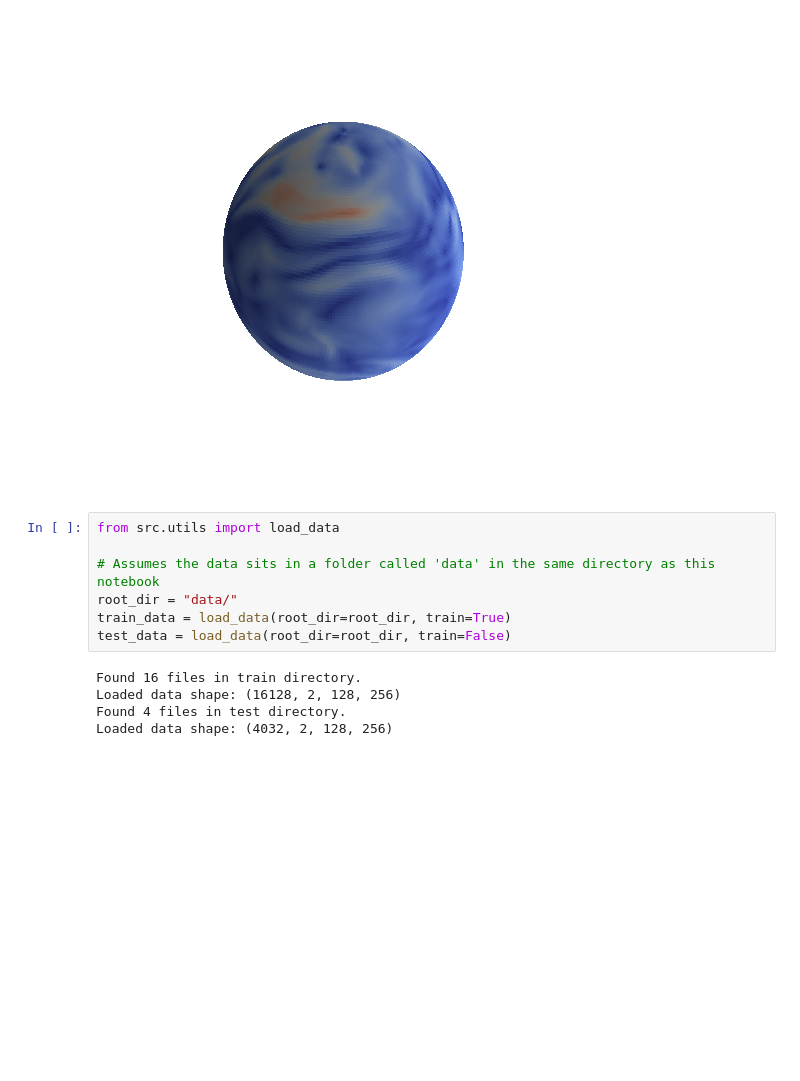
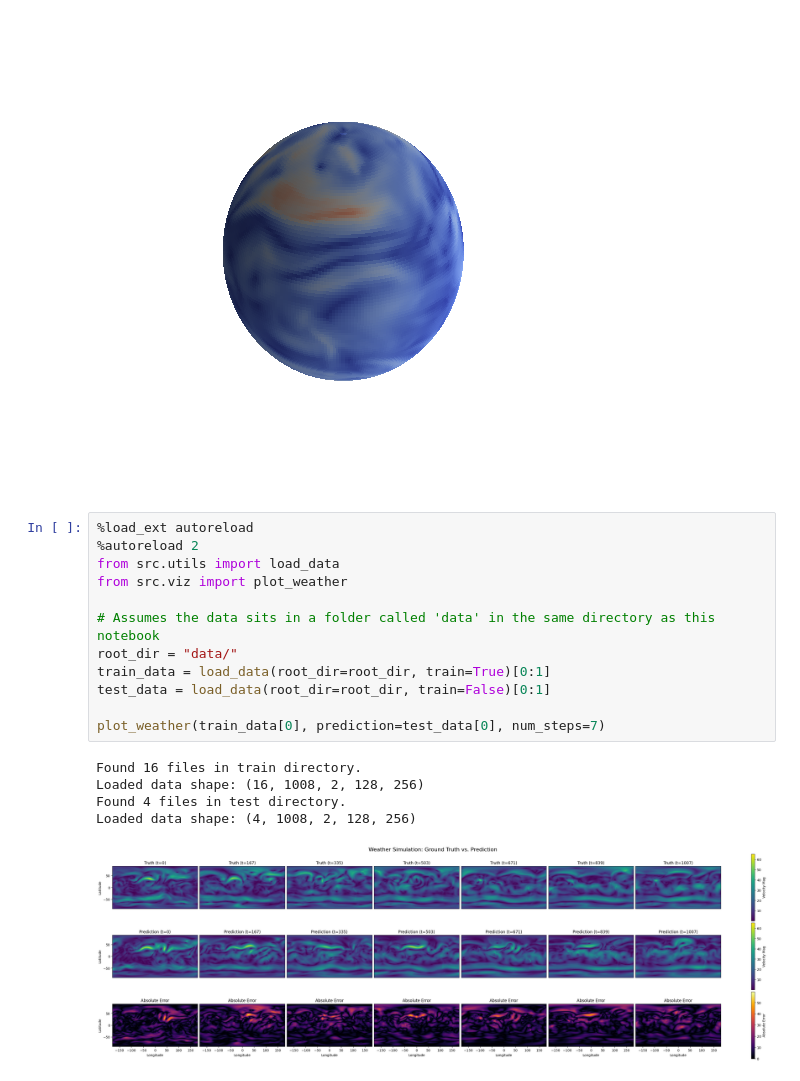
Before and after one commit to OpossumCrash/DS4DS-Final-Project, a Jupyter notebook: FinalExam.ipynb, the cells around one changed output. Cells and saved outputs as stored; diff of their text form; blank space fills up the shorter version.

```diff
--- a/FinalExam.ipynb
+++ b/FinalExam.ipynb
@@ -119,14 +119,20 @@ plt.show()
 # %% [output]
 [figure]
 # %%
+%load_ext autoreload
+%autoreload 2
 from src.utils import load_data
+from src.viz import plot_weather
 
 # Assumes the data sits in a folder called 'data' in the same directory as this notebook
 root_dir = "data/"
-train_data = load_data(root_dir=root_dir, train=True)
-test_data = load_data(root_dir=root_dir, train=False)
+train_data = load_data(root_dir=root_dir, train=True)[0:1]
+test_data = load_data(root_dir=root_dir, train=False)[0:1]
+
+plot_weather(train_data[0], prediction=test_data[0], num_steps=7)
 # %% [output]
 Found 16 files in train directory.
-Loaded data shape: (16128, 2, 128, 256)
+Loaded data shape: (16, 1008, 2, 128, 256)
 Found 4 files in test directory.
-Loaded data shape: (4032, 2, 128, 256)
+Loaded data shape: (4, 1008, 2, 128, 256)
+[figure, added]
```
Also changed, not shown: parts of 5 cells of this notebook, 26 other files.
